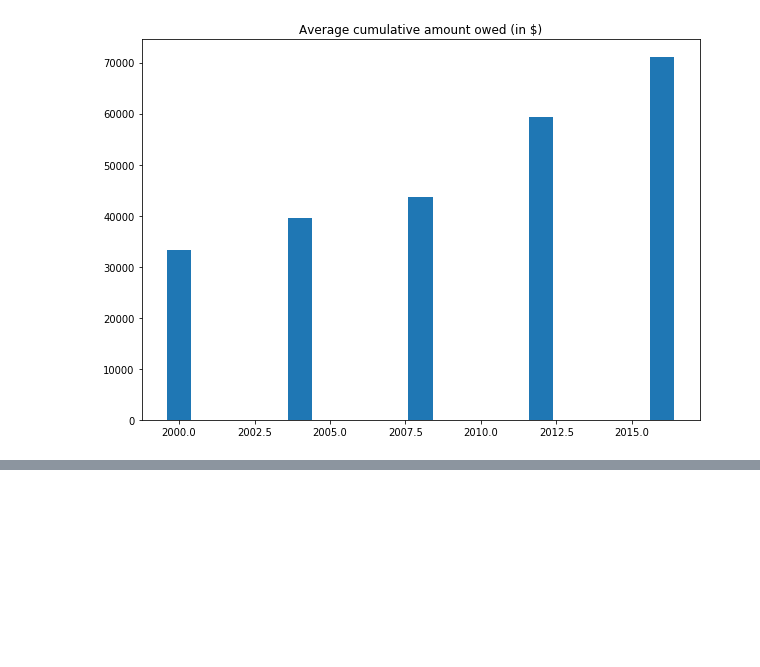
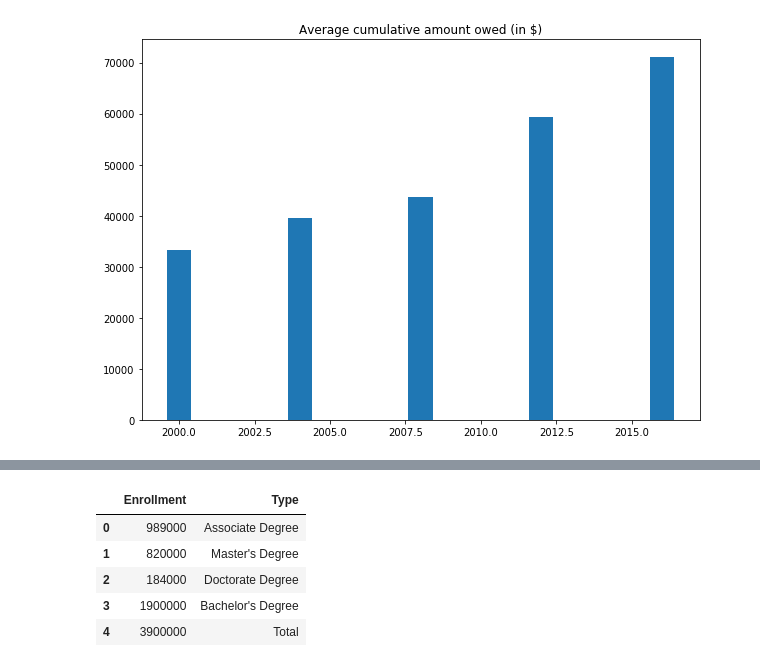
Before and after one commit to YJDave/cs418-s20-cs418_spring20_mighty_python, a Jupyter notebook: main.ipynb, the cells around one changed output, grey strips where cells are left out. Saved outputs shown, nothing was run; the diff lists cells and outputs as text; code cells hidden in the pictures; blank space fills up the shorter version.

```diff
--- a/main.ipynb
+++ b/main.ipynb
@@ -159,0 +179,10 @@ Text(0.5, 1.0, 'Average cumulative amount owed (in $)')
+# %%
+data = pd.read_csv('data/2019_Graduates.csv')
+data
+# %% [output]
+|  | Enrollment | Type |
+| 0 | 989000 | Associate Degree |
+| 1 | 820000 | Master's Degree |
+| 2 | 184000 | Doctorate Degree |
+| 3 | 1900000 | Bachelor's Degree |
+| 4 | 3900000 | Total |
```
Also changed, not shown: parts of 3 cells of this notebook, 2 other files.
